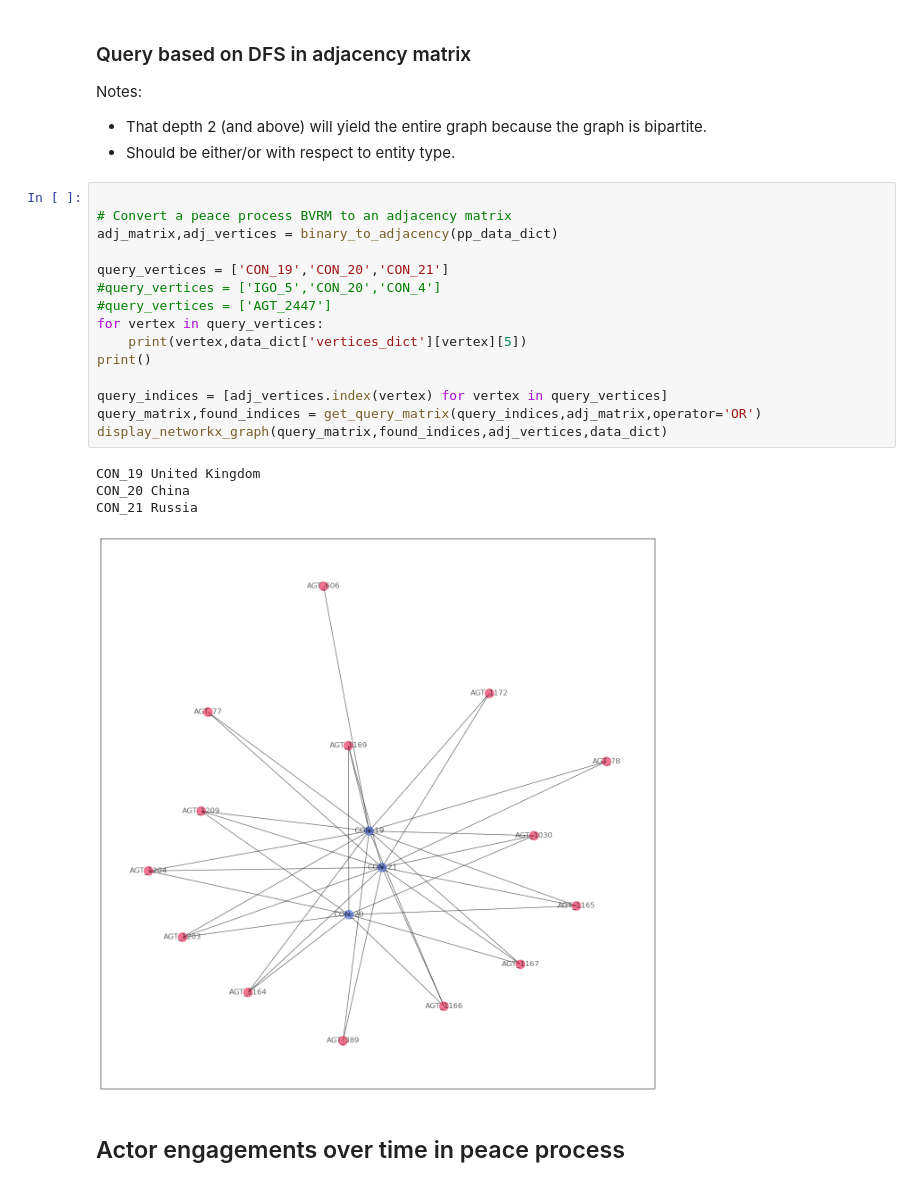
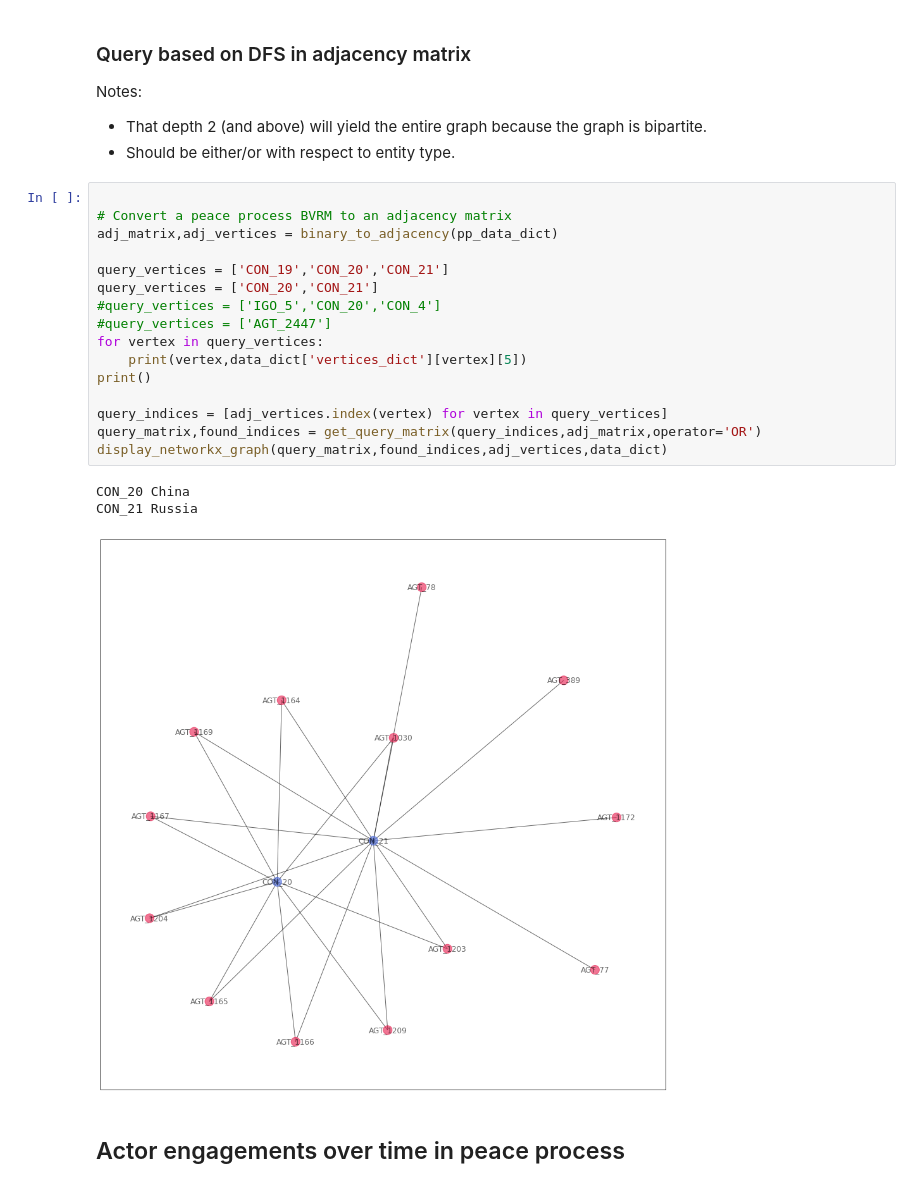
Before and after one commit to roybgardner/agreements-actors, a Jupyter notebook: signatories_streamlit.ipynb, the cells around one changed output. Cells and saved outputs as stored; diff of their text form.

```diff
--- a/signatories_streamlit.ipynb
+++ b/signatories_streamlit.ipynb
@@ -303,23 +303,23 @@ Notes:
 # %%
 
 # Convert a peace process BVRM to an adjacency matrix
 adj_matrix,adj_vertices = binary_to_adjacency(pp_data_dict)
 
 query_vertices = ['CON_19','CON_20','CON_21']
+query_vertices = ['CON_20','CON_21']
 #query_vertices = ['IGO_5','CON_20','CON_4']
 #query_vertices = ['AGT_2447']
 for vertex in query_vertices:
     print(vertex,data_dict['vertices_dict'][vertex][5])
 print()
 
 query_indices = [adj_vertices.index(vertex) for vertex in query_vertices]
 query_matrix,found_indices = get_query_matrix(query_indices,adj_matrix,operator='OR')
 display_networkx_graph(query_matrix,found_indices,adj_vertices,data_dict)
 # %% [output]
-CON_19 United Kingdom
 CON_20 China
 CON_21 Russia
-[figure, old version]
+[figure, new version]
 # %% [markdown]
 ## Actor engagements over time in peace process
 # %%
```
Also changed, not shown: parts of 5 cells of this notebook, 1 other file.
